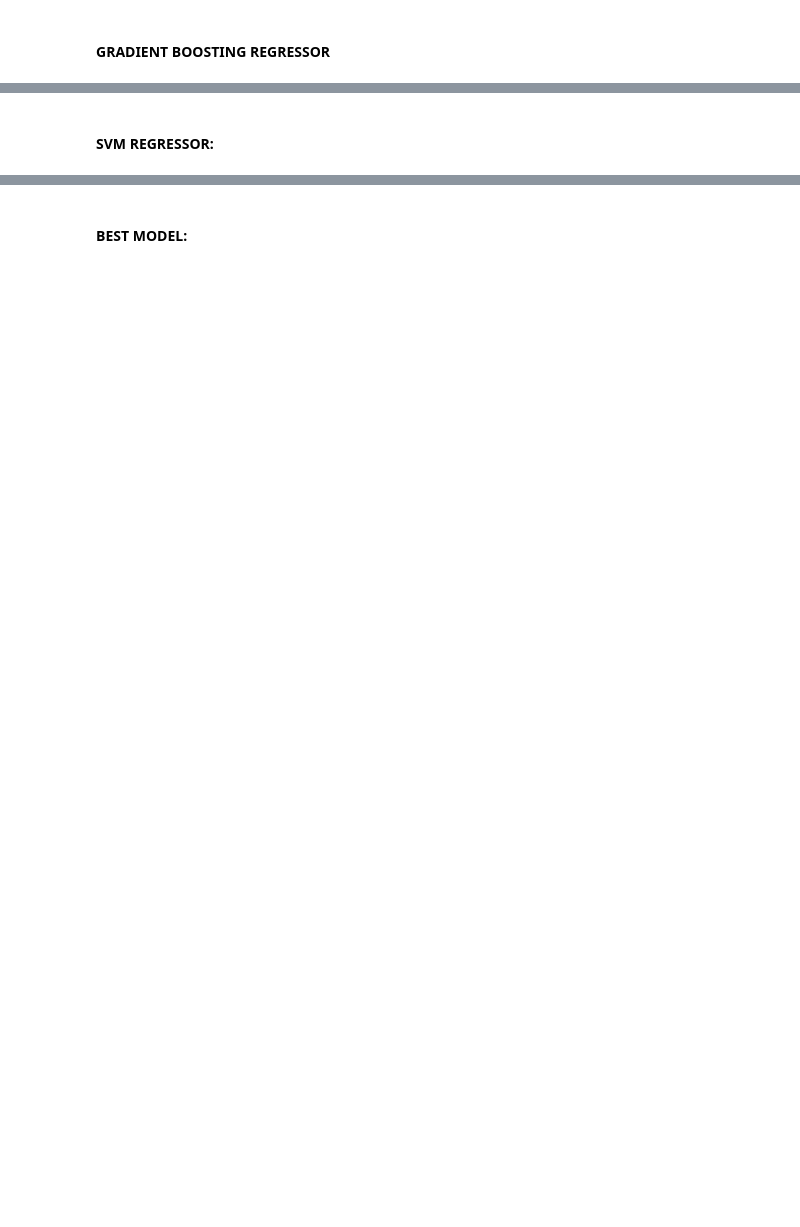
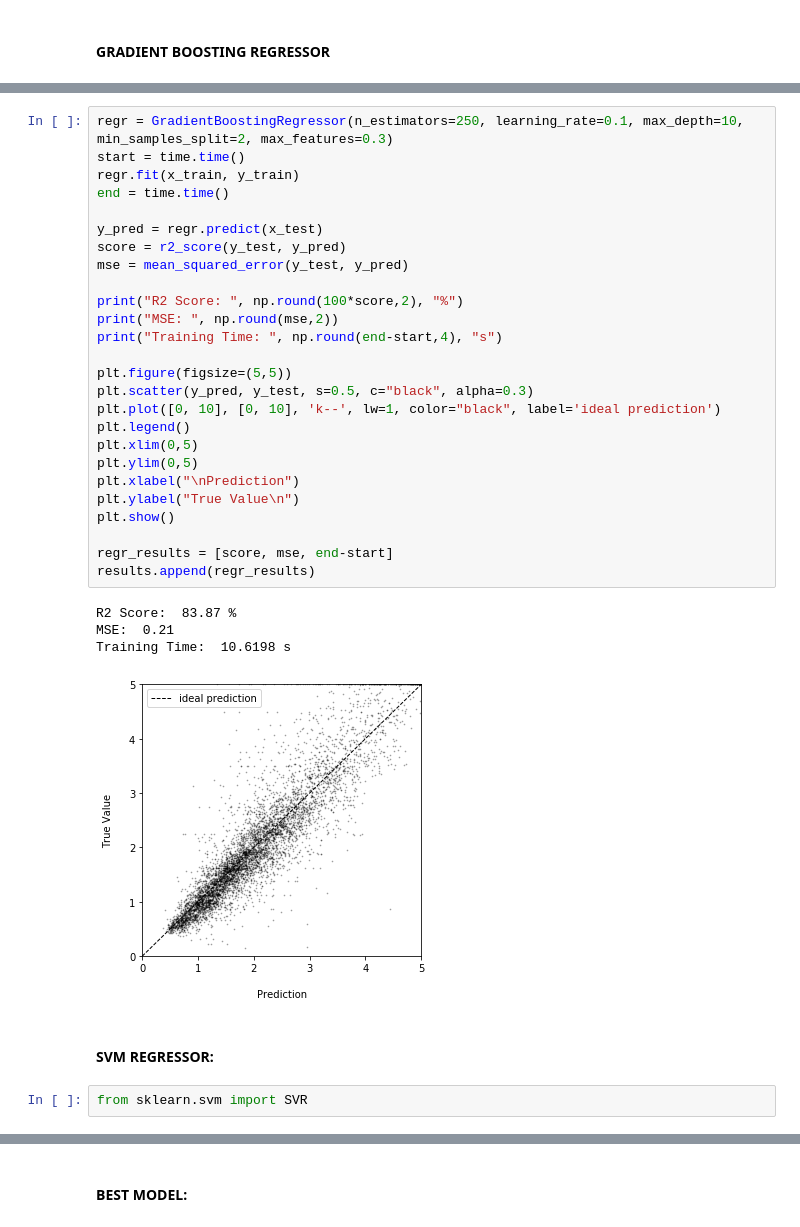
Before and after one commit to paulrupprecht/CaliforniaHousingDataset, a Jupyter notebook: regression.ipynb, the cells around one changed output, grey strips where cells are left out. Saved outputs shown, nothing was run; the diff lists cells and outputs as text; blank space fills up the shorter version.

```diff
--- a/regression.ipynb
+++ b/regression.ipynb
@@ -34,2 +240,35 @@ NameError: name 'scaler' is not defined
+# %%
+regr = GradientBoostingRegressor(n_estimators=250, learning_rate=0.1, max_depth=10, min_samples_split=2, max_features=0.3)
+start = time.time()
+regr.fit(x_train, y_train)
+end = time.time()
+
+y_pred = regr.predict(x_test)
+score = r2_score(y_test, y_pred)
+mse = mean_squared_error(y_test, y_pred)
+
+print("R2 Score: ", np.round(100*score,2), "%")
+print("MSE: ", np.round(mse,2))
+print("Training Time: ", np.round(end-start,4), "s")
+
+plt.figure(figsize=(5,5))
+plt.scatter(y_pred, y_test, s=0.5, c="black", alpha=0.3)
+plt.plot([0, 10], [0, 10], 'k--', lw=1, color="black", label='ideal prediction')
+plt.legend()
+plt.xlim(0,5)
+plt.ylim(0,5)
+plt.xlabel("\nPrediction")
+plt.ylabel("True Value\n")
+plt.show()
+
+regr_results = [score, mse, end-start]
+results.append(regr_results)
+# %% [output]
+R2 Score:  83.87 %
+MSE:  0.21
+Training Time:  10.6198 s
+[figure, added]
 # %% [markdown]
 #### SVM REGRESSOR:
+# %%
+from sklearn.svm import SVR
```
Also changed, not shown: parts of 20 cells of this notebook.
